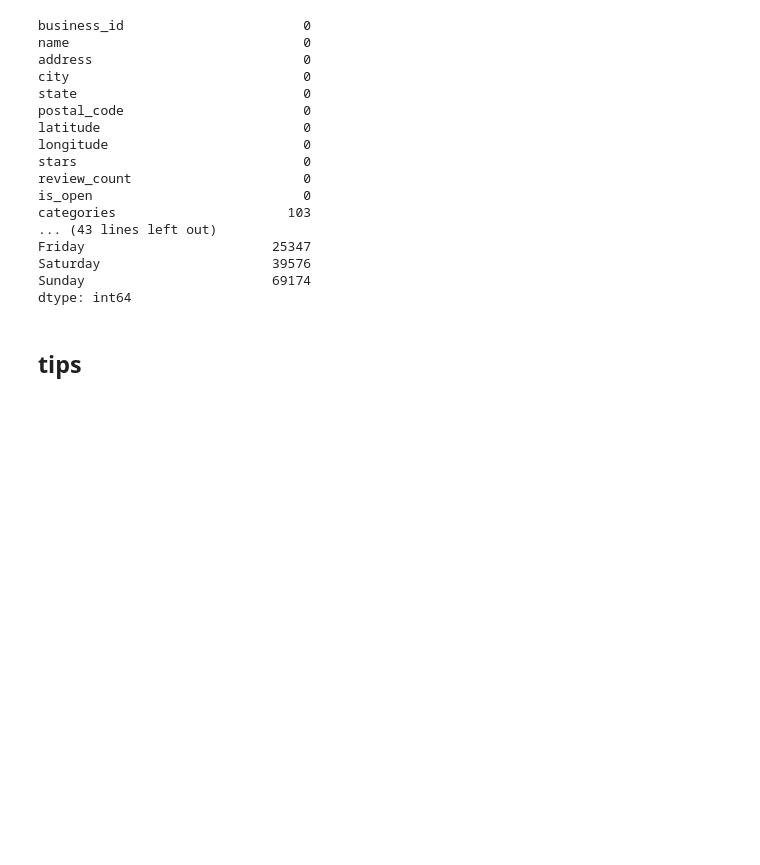
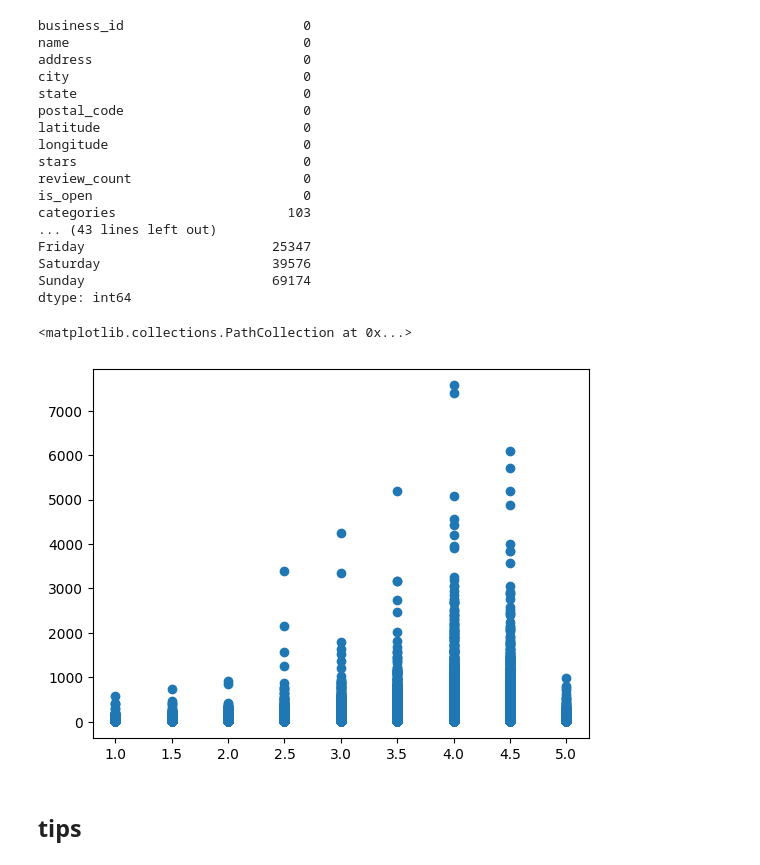
Before and after one commit to Dyouvrean/Yelp-Business-Analysis, a Jupyter notebook: Script.ipynb, the cells around one changed output. Saved outputs shown, nothing was run; the diff lists cells and outputs as text; code cells hidden in the pictures; blank space fills up the shorter version.

```diff
--- a/Script.ipynb
+++ b/Script.ipynb
@@ -99,3 +97,8 @@ dtype: int64
+# %%
+plt.scatter(x= df_business[["stars",'review_count']]['stars'],y=df_business[["stars",'review_count']]['review_count'])
+# %% [output]
+<matplotlib.collections.PathCollection at 0x...>
+[figure, added]
 # %% [markdown]
 ## tips
 # %%
```
Also changed, not shown: parts of 21 cells of this notebook.
